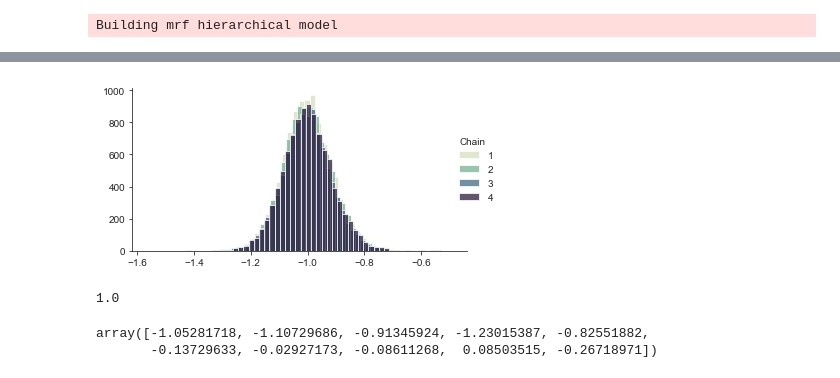
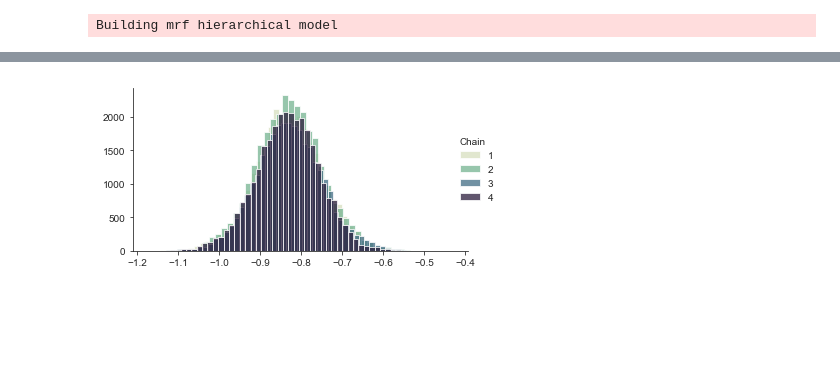
Before and after one commit to cbg-ethz/shm, a Jupyter notebook: analysis/04-plot_traces.ipynb, the cells around one changed output, grey strips where cells are left out. Drawn from its saved outputs; the diff is of its cells as text; code cells hidden in the pictures; blank space fills up the shorter version.

```diff
--- a/analysis/04-plot_traces.ipynb
+++ b/analysis/04-plot_traces.ipynb
@@ -200,3 +135,0 @@ with open(data_file, "rb") as fh:
-# %%
-readout = pd.read_csv(readout_file, sep="\t")
-graph, _ = _read_graph(graph_file, readout)
@@ -314,3 +166,0 @@ trace_dir = "../results/mrf_model_trace"
-# %%
-with open(graph_file, "rb") as fh:
-    G = pickle.load(fh)
@@ -320,6 +167,5 @@ with open(data_file, "rb") as fh:
-# %%
-readout = pd.read_csv(readout_file, sep="\t")
 # %%
+trace_dir = "../../../results/mrf_model_trace"
 with HLM(readout, model="mrf", graph=G) as model:
     trace = pm.load_trace(trace_dir, model = model.model)
     ppc_trace = pm.sample_posterior_predictive(trace, 10000, model.model)
@@ -365,13 +192,4 @@ sp.plot_hist(trace, "gamma", 0, "");
 # %%
-sp.plot_hist(trace, "gamma", 1, "");
+sp.plot_hist(trace, "gamma", 15, "");
 # %% [output]
-[figure, old version]
+[figure, new version]
-# %%
-numpy.mean(trace['z'], 0)[5]
-# %% [output]
-1.0
-# %%
-data['beta']
-# %% [output]
-array([-1.05281718, -1.10729686, -0.91345924, -1.23015387, -0.82551882,
-       -0.13729633, -0.02927173, -0.08611268,  0.08503515, -0.26718971])
```
Also changed, not shown: parts of 72 cells of this notebook, 4 other files.
